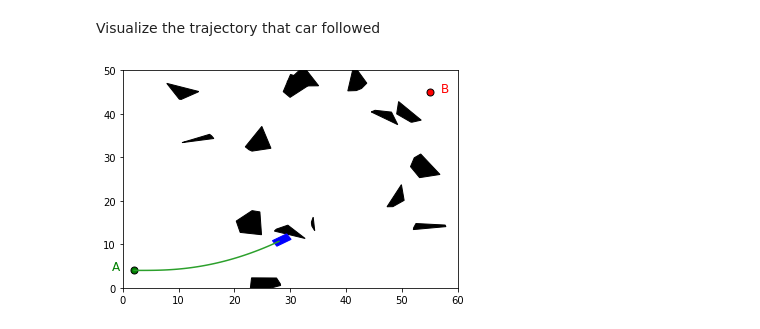
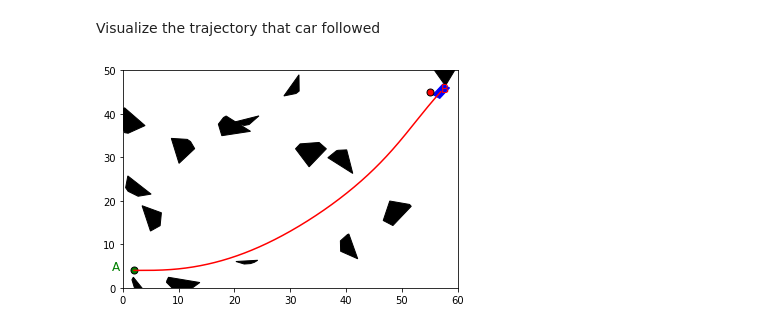
Before and after one commit to Assaciry/Bursiyer_Mulakat, a Jupyter notebook: Car RL/car.ipynb, the cells around one changed output. Cells and saved outputs as stored; diff of their text form; code cells hidden in the pictures.

```diff
--- a/Car RL/car.ipynb
+++ b/Car RL/car.ipynb
@@ -122,7 +119,7 @@ class Obstacle:
 class StaticEnvironment:
     def __init__(self, dimensions, nb_obstacles, A, B):
         self.dimensions = dimensions
-        self.obstacles = [Obstacle(dimensions, 0.07*dimensions[0], np.random.randint(4,6))\
+        self.obstacles = [Obstacle(dimensions, 0.05*dimensions[0],5)\
                           for _ in range(nb_obstacles)]
         self.kdtree = KDTree([obs.center for obs in self.obstacles])
 
@@ -167,8 +164,8 @@ class StaticEnvironment:
             plt.close()
 # %%
 class CarSimEnv():
-    def __init__(self, heading = 0., speed = 0., steer= 0., dt = 0.1, dimensions = (60,50),
-                 nb_obstacles = 23, A = np.array([2.,2.]), B = np.array([55.,45.])):
+    def __init__(self, heading = 0., speed = 0., steer= 0., dt = 0.02, dimensions = (60,50),
+                 nb_obstacles = 15, A = np.array([2.,4.]), B = np.array([55.,45.])):
         self.car_sim = Car_Sim(np.concatenate((A,np.array([heading,speed,steer]))),dt)
         self.static_env = StaticEnvironment(dimensions,nb_obstacles,A, B)
         self.goal_pos = B
@@ -212,16 +206,17 @@ class CarGymEnv(gym.Env):
         self.carsimenv = CarSimEnv()
         self.time = 0.
         self.steps = 0
-        self.MAX_STEPS = 150
+        self.MAX_SIM_TIME = 30
         self.current_best_distance = self.carsimenv.dist_to_goal()
         self.initial_distance = self.current_best_distance
+        self.done_info = ""
 
         # state_sample = [x,y,heading,speed,steer] from R^5
         self.action_space = spaces.Box(
-            low =  np.array([-1.,-1.,]),
-            high =  np.array([1.,1.,]))
+            low =  np.array([ -1., -1.]),
+            high =  np.array([1.,   1.]))
         self.observation_space = spaces.Box(
-            low =  np.array([0.,0.,0.,0.,-np.pi/2]),
+            low =  np.array([0.,0.,-np.inf,0.,-np.pi/2]),
             high = np.array([200.,200.,np.inf,self.carsimenv.car_sim.MAX_SPEED,np.pi/2]))
 
         self.reset()
@@ -237,14 +232,13 @@ class CarGymEnv(gym.Env):
         # calculate reward
         reward = -1. # r_step
         # r_closer
-        reward += (prev_dist-new_dist)*3. #
+        reward += (prev_dist-new_dist)*5. #
         # r_closer_ring_around_goal
         if new_dist < self.current_best_distance-1.:
             self.current_best_distance = new_dist
-            reward += 10.*(self.initial_distance-new_dist)/self.initial_distance
+            reward += 15.*(self.initial_distance-new_dist)/self.initial_distance
         # r_input_norm
         reward -= np.abs(action[1])
-        #reward -= np.linalg.norm(action)
         # r_speed
         #reward += self.carsimenv.car_sim.states[3]/27. # normalize with max speed (~27m/s)
         # r_close_to_obstacle
@@ -257,13 +251,17 @@ class CarGymEnv(gym.Env):
 
         # r_crashed
         if crashed:
+            self.done_info = "crashed"
             reward -= 100.
         # r_success
         if reached_goal:
+            print("DONE!")
+            self.done_info = "reached_goal"
             reward += 100.
         # r_maxiter
         reached_maxiter = False
-        if self.steps == self.MAX_STEPS:
+        if self.time >= self.MAX_SIM_TIME:
+            self.done_info = "reached_maxiter"
             reward -= 50.
             reached_maxiter = True
 
@@ -271,7 +269,7 @@ class CarGymEnv(gym.Env):
         done = (crashed or reached_goal or reached_maxiter)
 
         # info
-        info = {"steps" : self.steps, "sim_time" : self.time}
+        info = {"steps" : self.steps, "sim_time" : self.time, "done_info" : self.done_info}
 
         return new_states, reward, done, info
 
@@ -280,6 +278,7 @@ class CarGymEnv(gym.Env):
         self.time = 0.
         self.steps = 0
         self.current_best_distance = self.initial_distance
+        self.done_info = ""
         return self.carsimenv.car_sim.states
 
     def render(self,mode="human"):
@@ -336,7 +331,7 @@ env = CarGymEnv()
 # %%
 done = False
 
-# model = PPO.load("D:\ITU\TUBITAK Proje\Codes\Car RL\models\PPO_carsim_4.zip")
+model = PPO.load("D:\ITU\TUBITAK Proje\Codes\Car RL\models\PPO_carsim_4.zip")
 i=0
 obs = env.reset()
 plt.figure()
@@ -348,7 +343,7 @@ while not done:
     action, _states = model.predict(obs)
     obs, reward, done, info = env.step(action)
     cum_rew+=reward
-    if i%10==0:
+    if i%20==0:
         env.render()
     i+=1
 
@@ -358,9 +356,11 @@ pos_vec = np.array(pos_vec)
 # %% [markdown]
 Visualize the trajectory that car followed
 # %%
+col = "green" if info["done_info"] == "reached_goal" else "red"
+
 plt.figure()
 env.render()
-plt.plot(pos_vec[:,0],pos_vec[:,1])
+plt.plot(pos_vec[:,0],pos_vec[:,1], color=col)
 plt.show()
 # %% [output]
-[figure, old version]
+[figure, new version]
```
Also changed, not shown: parts of 12 cells of this notebook.
